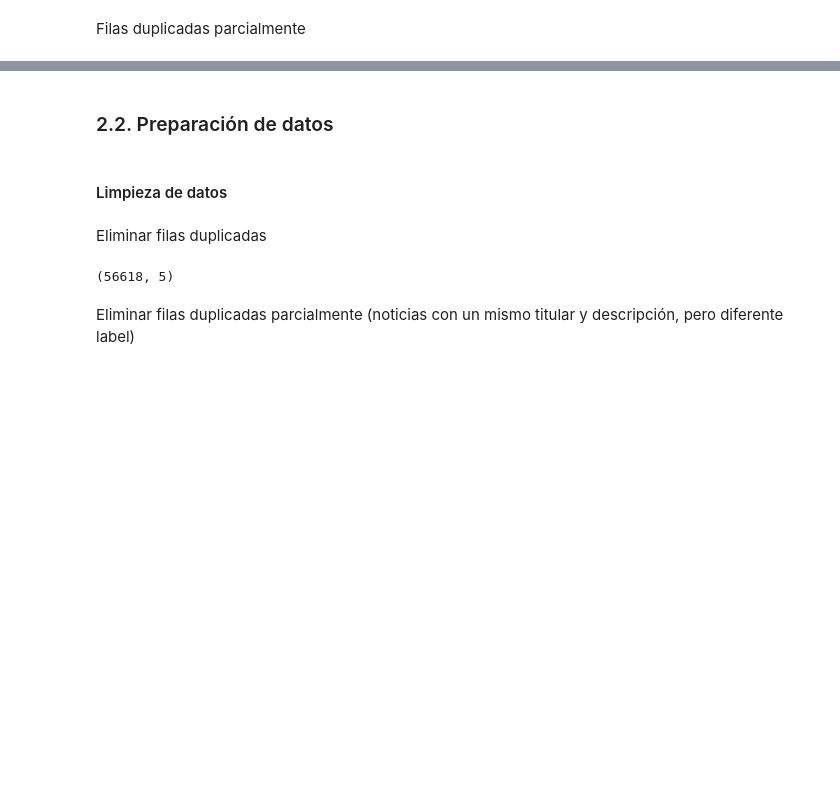
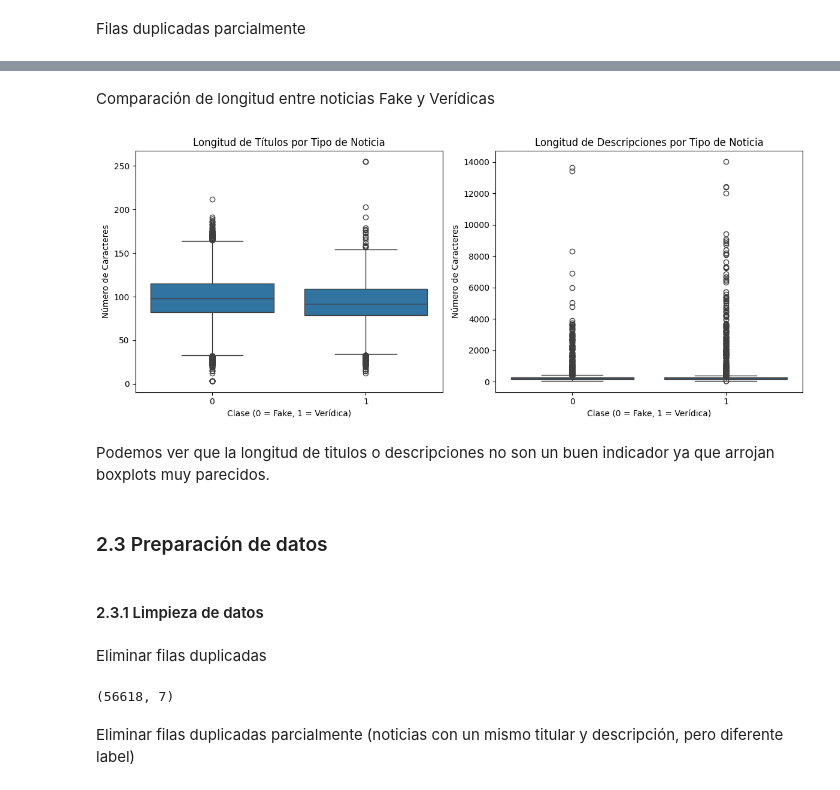
Before and after one commit to juanpablob11/BI_PROJECT-1, a Jupyter notebook: Proyecto1_BI SpeedUp.ipynb, the cells around one changed output, grey strips where cells are left out. Drawn from its saved outputs; the diff is of its cells as text; code cells hidden in the pictures; blank space fills up the shorter version.

```diff
--- a/Proyecto1_BI SpeedUp.ipynb
+++ b/Proyecto1_BI SpeedUp.ipynb
@@ -153,7 +262,35 @@ df.shape
+# %% [markdown]
+Comparación de longitud entre noticias Fake y Verídicas
+# %%
+df = data_set
+
+# Crear nuevas columnas con la longitud del texto en caracteres
+df["longitud_titulo"] = df["Titulo"].astype(str).apply(len)
+df["longitud_descripcion"] = df["Descripcion"].astype(str).apply(len)
+
+# Graficar las distribuciones con boxplots
+fig, axes = plt.subplots(1, 2, figsize=(12, 5))
+
+sns.boxplot(x=df["Label"], y=df["longitud_titulo"], ax=axes[0])
+axes[0].set_title("Longitud de Títulos por Tipo de Noticia")
+axes[0].set_xlabel("Clase (0 = Fake, 1 = Verídica)")
+axes[0].set_ylabel("Número de Caracteres")
+
+sns.boxplot(x=df["Label"], y=df["longitud_descripcion"], ax=axes[1])
+axes[1].set_title("Longitud de Descripciones por Tipo de Noticia")
+axes[1].set_xlabel("Clase (0 = Fake, 1 = Verídica)")
+axes[1].set_ylabel("Número de Caracteres")
+
+plt.tight_layout()
+plt.show()
+# %% [output]
+[figure, added]
+# %% [markdown]
+Podemos ver que la longitud de titulos o descripciones no son un buen indicador ya que arrojan boxplots muy parecidos.
 # %% [markdown]
-### 2.2. Preparación de datos
+### 2.3 Preparación de datos
 # %% [markdown]
-#### Limpieza de datos
+#### 2.3.1 Limpieza de datos
 # %% [markdown]
 Eliminar filas duplicadas
 # %%
@@ -172,7 +309,7 @@ def remove_duplicates(df: pd.DataFrame):
 df = remove_duplicates(data_set)
 df.shape
 # %% [output]
-(56618, 5)
+(56618, 7)
 # %% [markdown]
 Eliminar filas duplicadas parcialmente (noticias con un mismo titular y descripción, pero diferente label)
 # %%
```
Also changed, not shown: parts of 32 cells of this notebook, 1 other file.
